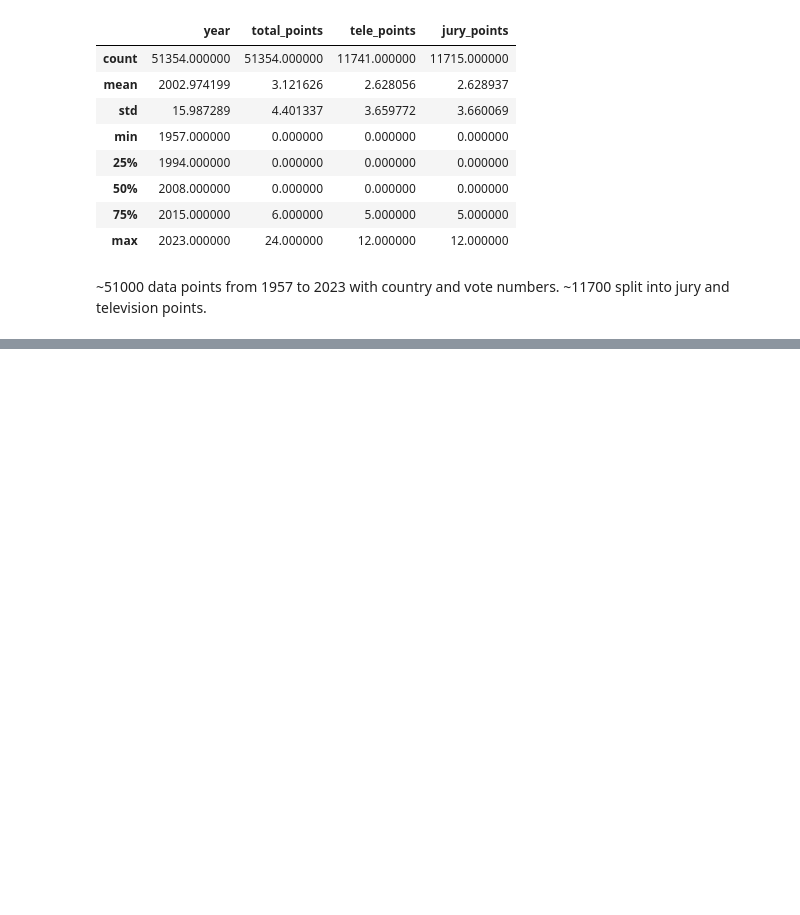
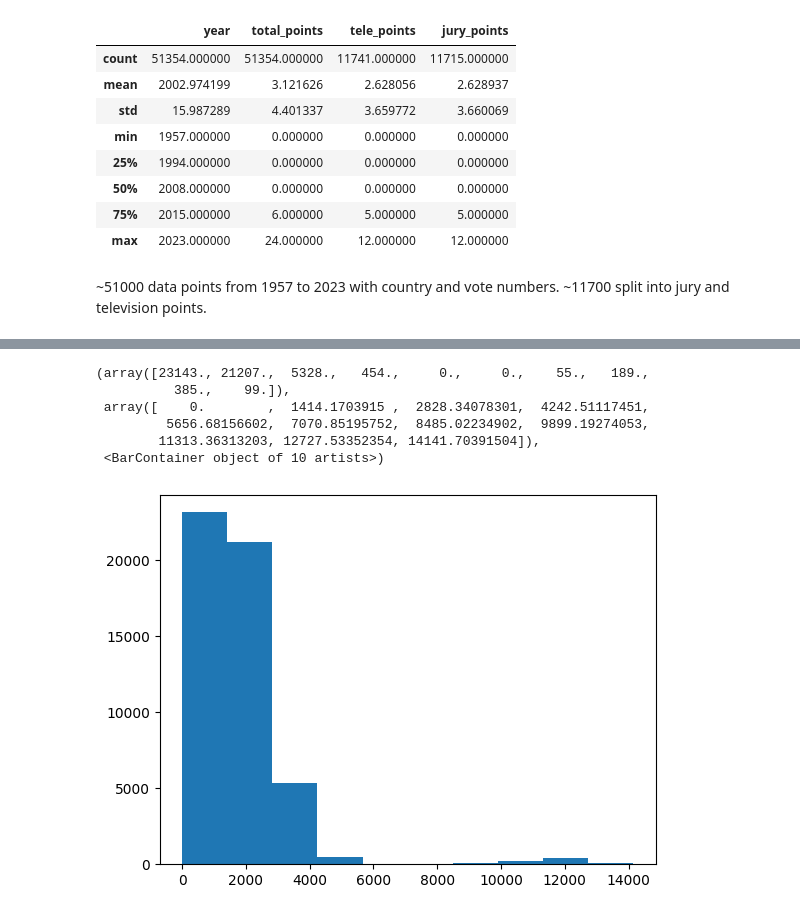
Before and after one commit to kluedemann/eurovision-voting-analysis, a Jupyter notebook: src/preliminary_analysis.ipynb, the cells around one changed output, grey strips where cells are left out. Saved outputs shown, nothing was run; the diff lists cells and outputs as text; code cells hidden in the pictures; blank space fills up the shorter version.

```diff
--- a/src/preliminary_analysis.ipynb
+++ b/src/preliminary_analysis.ipynb
@@ -38,0 +61,10 @@ df.describe()
+# %%
+plt.hist(votes_df["distance"])
+# %% [output]
+(array([23143., 21207.,  5328.,   454.,     0.,     0.,    55.,   189.,
+          385.,    99.]),
+ array([    0.        ,  1414.1703915 ,  2828.34078301,  4242.51117451,
+         5656.68156602,  7070.85195752,  8485.02234902,  9899.19274053,
+        11313.36313203, 12727.53352354, 14141.70391504]),
+ <BarContainer object of 10 artists>)
+[figure, added]
```
Also changed, not shown: parts of 9 cells of this notebook.
